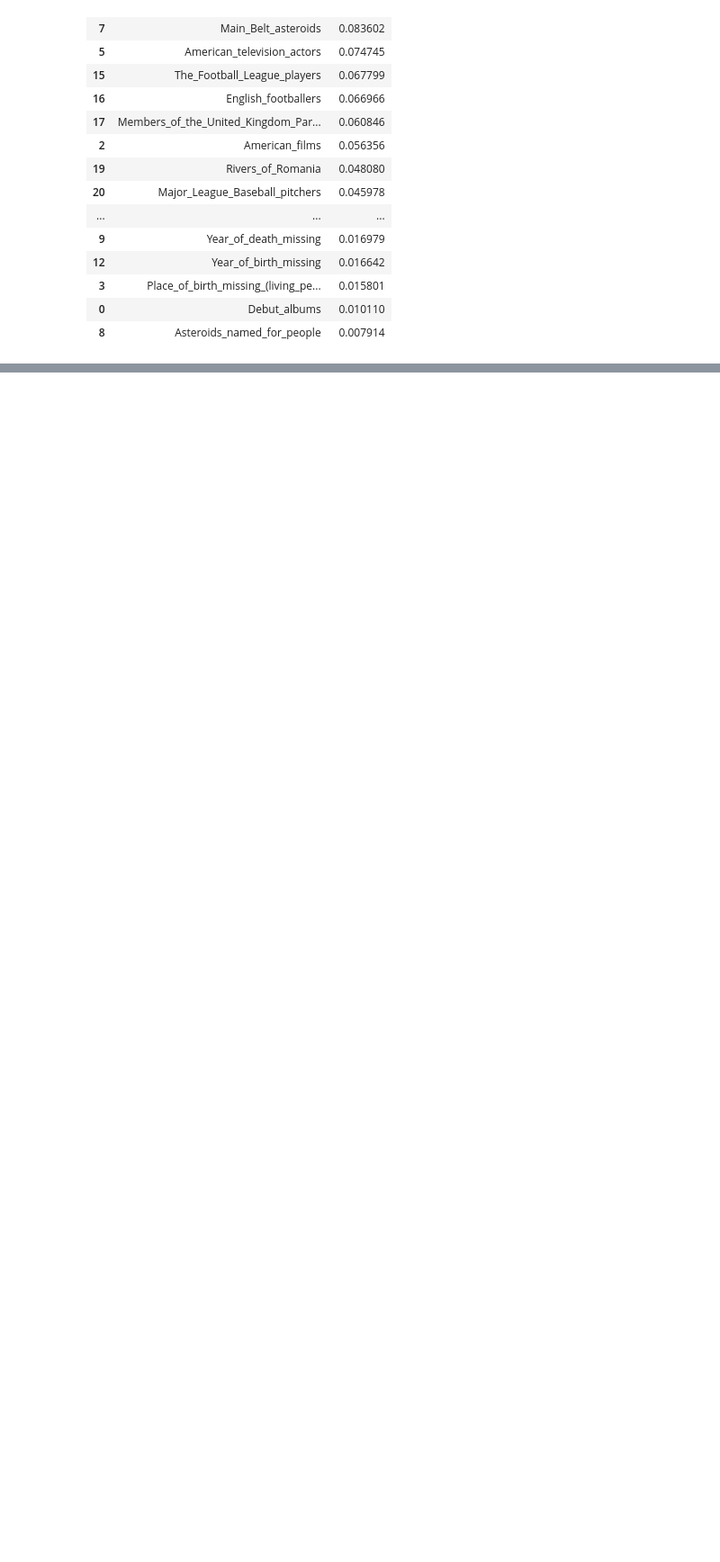
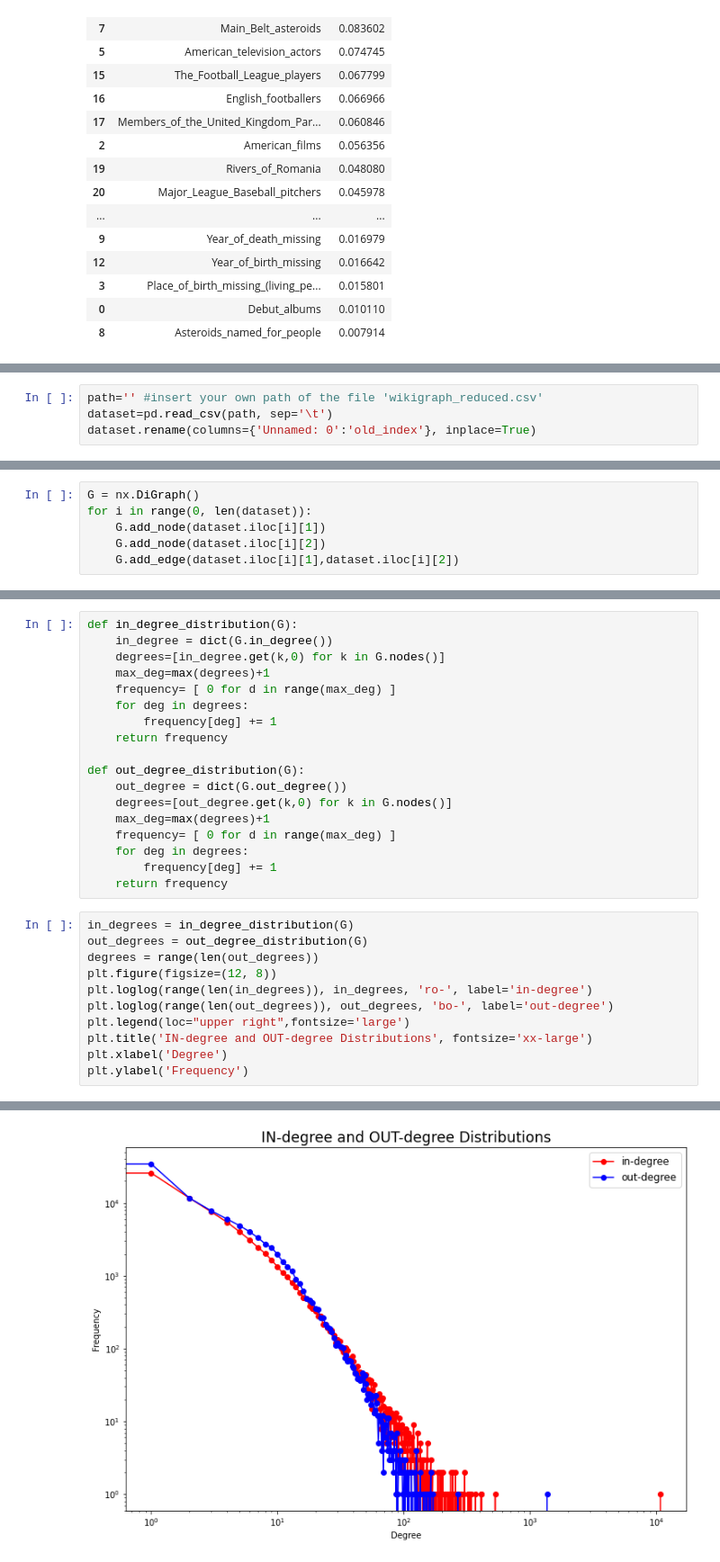
Before and after one commit to nicolac1999/ADM-HW5, a Jupyter notebook: main.ipynb, the cells around one changed output, grey strips where cells are left out. Shown at 90% size. Drawn from its saved outputs; the diff is of its cells as text; blank space fills up the shorter version.

```diff
--- a/main.ipynb
+++ b/main.ipynb
@@ -777,0 +795,4 @@ G.category_rank()
+# %%
+path='' #insert your own path of the file 'wikigraph_reduced.csv'
+dataset=pd.read_csv(path, sep='\t')
+dataset.rename(columns={'Unnamed: 0':'old_index'}, inplace=True)
@@ -777,0 +803,6 @@ G.category_rank()
+# %%
+G = nx.DiGraph()
+for i in range(0, len(dataset)):
+    G.add_node(dataset.iloc[i][1])
+    G.add_node(dataset.iloc[i][2])
+    G.add_edge(dataset.iloc[i][1],dataset.iloc[i][2])
@@ -777,0 +893,30 @@ G.category_rank()
+# %%
+def in_degree_distribution(G):
+    in_degree = dict(G.in_degree())
+    degrees=[in_degree.get(k,0) for k in G.nodes()]
+    max_deg=max(degrees)+1
+    frequency= [ 0 for d in range(max_deg) ]
+    for deg in degrees:
+        frequency[deg] += 1
+    return frequency
+
+def out_degree_distribution(G):
+    out_degree = dict(G.out_degree())
+    degrees=[out_degree.get(k,0) for k in G.nodes()]
+    max_deg=max(degrees)+1
+    frequency= [ 0 for d in range(max_deg) ]
+    for deg in degrees:
+        frequency[deg] += 1
+    return frequency
+# %%
+in_degrees = in_degree_distribution(G)
+out_degrees = out_degree_distribution(G)
+degrees = range(len(out_degrees))
+plt.figure(figsize=(12, 8))
+plt.loglog(range(len(in_degrees)), in_degrees, 'ro-', label='in-degree')
+plt.loglog(range(len(out_degrees)), out_degrees, 'bo-', label='out-degree')
+plt.legend(loc="upper right",fontsize='large')
+plt.title('IN-degree and OUT-degree Distributions', fontsize='xx-large')
+plt.xlabel('Degree')
+plt.ylabel('Frequency')
+# %% [output]
@@ -777,0 +924 @@ G.category_rank()
+[figure, added]
```
Also changed, not shown: parts of 61 cells of this notebook.
